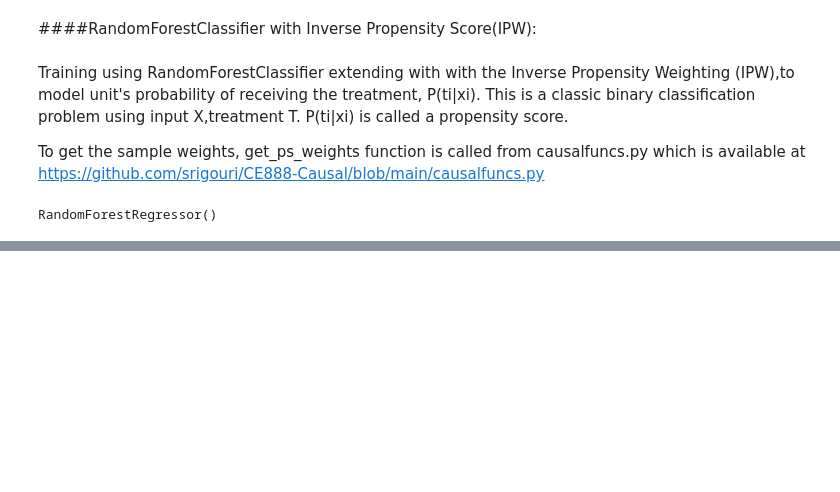
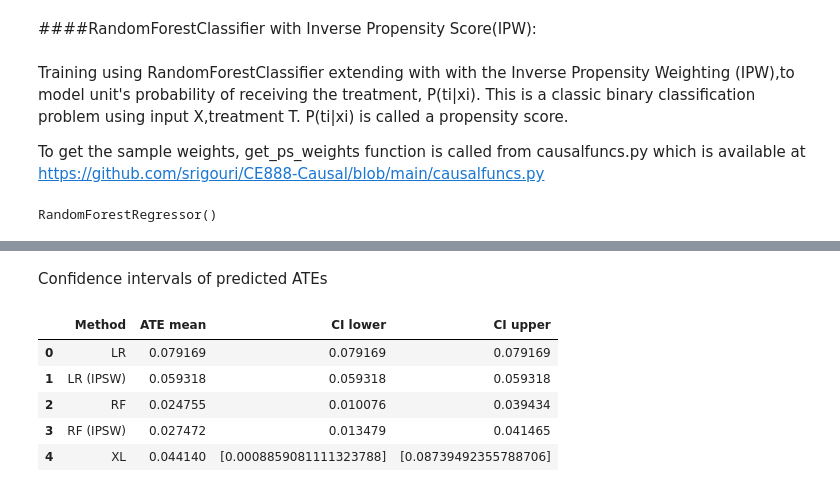
Before and after one commit to srigouri/CE888-CausalInference-Assignment2, a Jupyter notebook: Jobs_Causal.ipynb, the cells around one changed output, grey strips where cells are left out. Cells and saved outputs as stored; diff of their text form; code cells hidden in the pictures; blank space fills up the shorter version.

```diff
--- a/Jobs_Causal.ipynb
+++ b/Jobs_Causal.ipynb
@@ -284,0 +331,28 @@ disp.plot()
+# %% [markdown]
+Confidence intervals of predicted ATEs
+# %%
+lr_ate_bounds = mean_ci(lr_e_test)
+lr_ipsw_ate_bounds = mean_ci(lr_ipsw_e_test)
+rf_ate_bounds = mean_ci(rf_e_test)
+rf_ipsw_ate_bounds = mean_ci(rf_ipsw_e_test)
+xl_ate_bounds = mean_ci(xl_e_test)
+
+
+results = []
+results.append(['LR', lr_ate_bounds[0], lr_ate_bounds[1], lr_ate_bounds[2]])
+results.append(['LR (IPSW)', lr_ipsw_ate_bounds[0], lr_ipsw_ate_bounds[1], lr_ipsw_ate_bounds[2]])
+results.append(['RF', rf_ate_bounds[0], rf_ate_bounds[1], rf_ate_bounds[2]])
+results.append(['RF (IPSW)', rf_ipsw_ate_bounds[0], rf_ipsw_ate_bounds[1], rf_ipsw_ate_bounds[2]])
+results.append(['XL', xl_ate_bounds[0], xl_ate_bounds[1], xl_ate_bounds[2]])
+
+cols = ['Method', 'ATE mean', 'CI lower', 'CI upper']
+
+df2 = pd.DataFrame(results, columns=cols)
+df2
+# %% [output]
+|  | Method | ATE mean | CI lower | CI upper |
+| 0 | LR | 0.079169 | 0.079169 | 0.079169 |
+| 1 | LR (IPSW) | 0.059318 | 0.059318 | 0.059318 |
+| 2 | RF | 0.024755 | 0.010076 | 0.039434 |
+| 3 | RF (IPSW) | 0.027472 | 0.013479 | 0.041465 |
+| 4 | XL | 0.044140 | [0.0008859081111323788] | [0.08739492355788706] |
```
Also changed, not shown: parts of 44 cells of this notebook.
